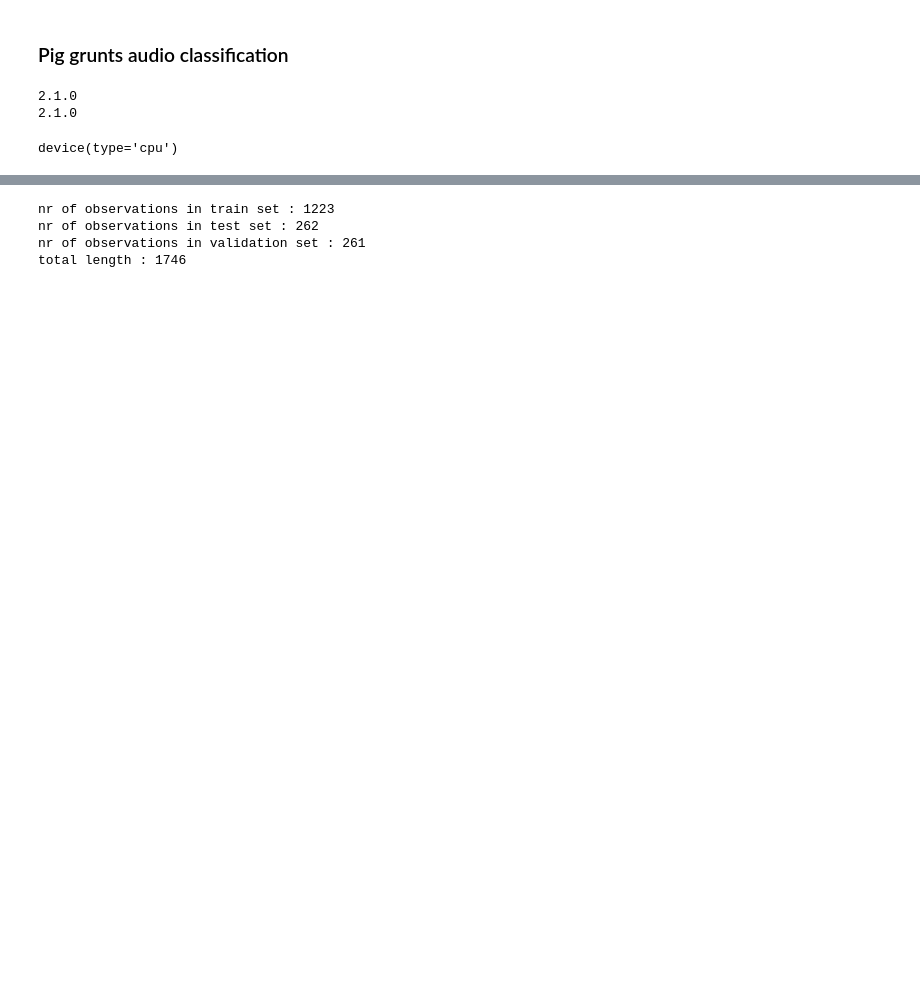
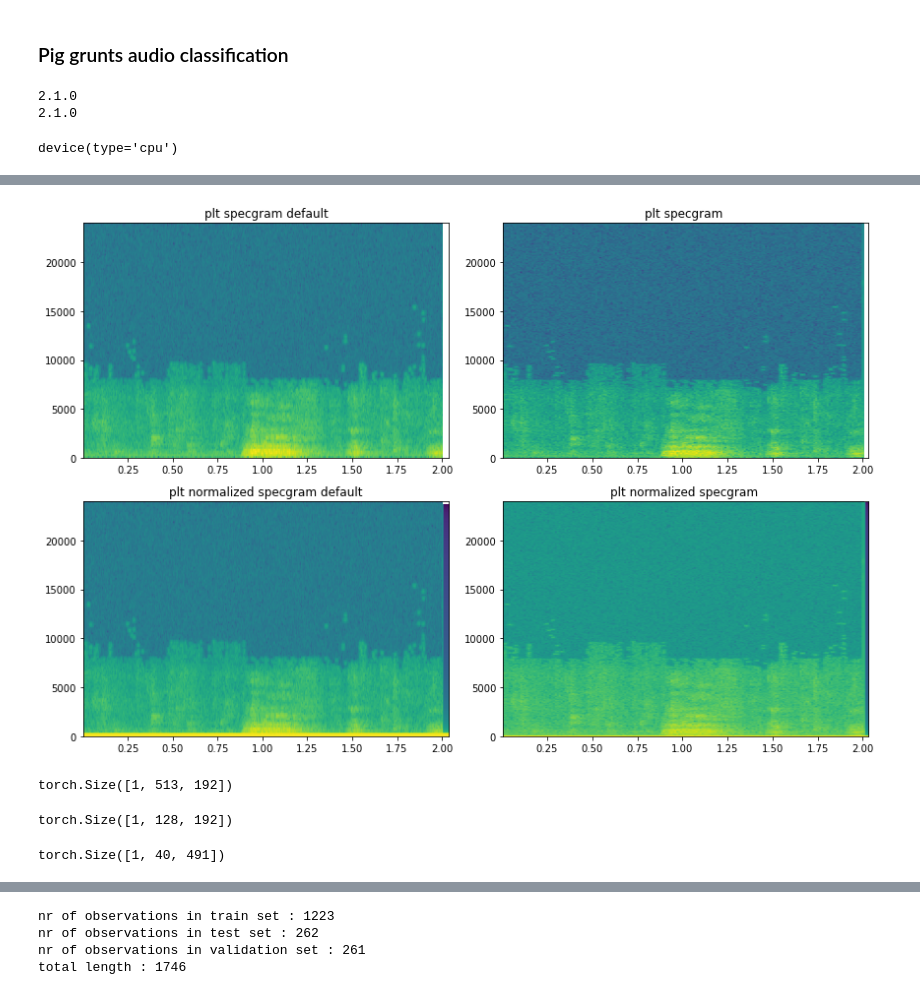
Before and after one commit to marie678/PigAudios, a Jupyter notebook: CNN_PigAudios.ipynb, the cells around one changed output, grey strips where cells are left out. Drawn from its saved outputs; the diff is of its cells as text; code cells hidden in the pictures; blank space fills up the shorter version.

```diff
--- a/CNN_PigAudios.ipynb
+++ b/CNN_PigAudios.ipynb
@@ -136,0 +186,31 @@ elif transfo_applied == 'mfcc':
+# %%
+fig, axs = plt.subplots(2, 2, figsize=(12, 8))
+
+axs[0][0].specgram(w[0], Fs=fixed_sample_rate)
+axs[0][0].set_title('plt specgram default')
+
+axs[0][1].specgram(w[0], NFFT=n_fft, Fs=fixed_sample_rate, noverlap=hop_length)
+axs[0][1].set_title('plt specgram ')
+
+axs[1][0].specgram(normalized_w[0], Fs=fixed_sample_rate)
+axs[1][0].set_title('plt normalized specgram default')
+
+axs[1][1].specgram(normalized_w[0], NFFT=n_fft, Fs=fixed_sample_rate, noverlap=hop_length)
+axs[1][1].set_title('plt normalized specgram ')
+
+plt.tight_layout()
+plt.show()
+# %% [output]
+[figure, added]
+# %%
+transfo_spectro(w).shape
+# %% [output]
+torch.Size([1, 513, 192])
+# %%
+transfo_mel(w).shape
+# %% [output]
+torch.Size([1, 128, 192])
+# %%
+transfo_mfcc(w).shape
+# %% [output]
+torch.Size([1, 40, 491])
```
Also changed, not shown: parts of 47 cells of this notebook, 37 other files.
